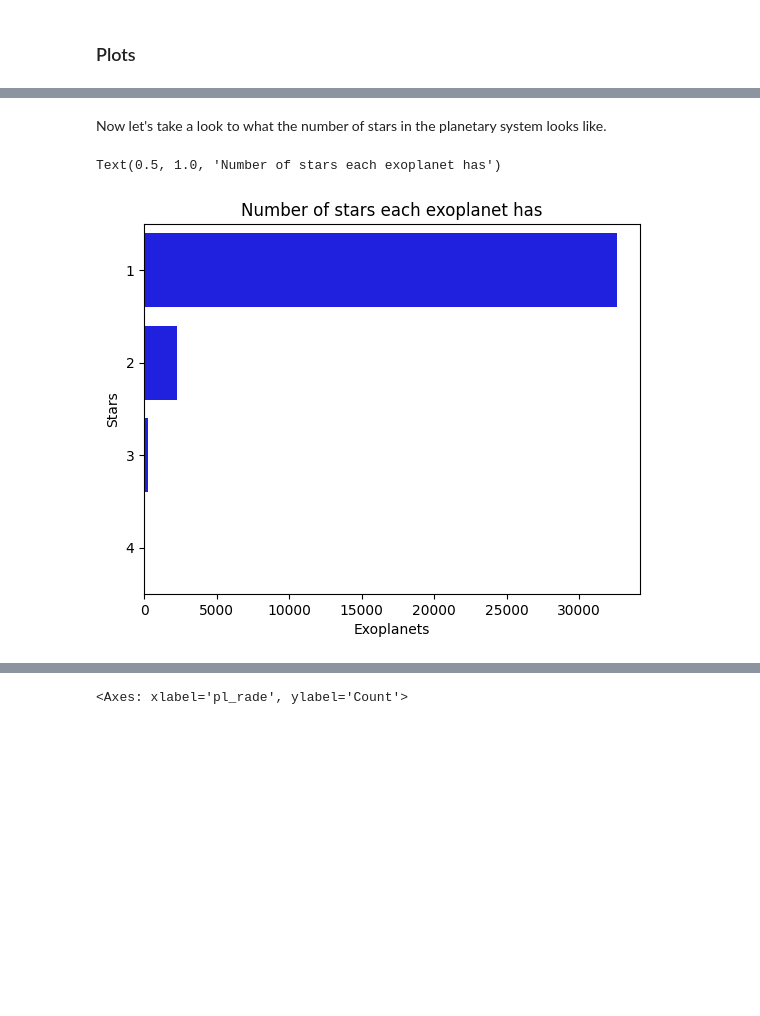
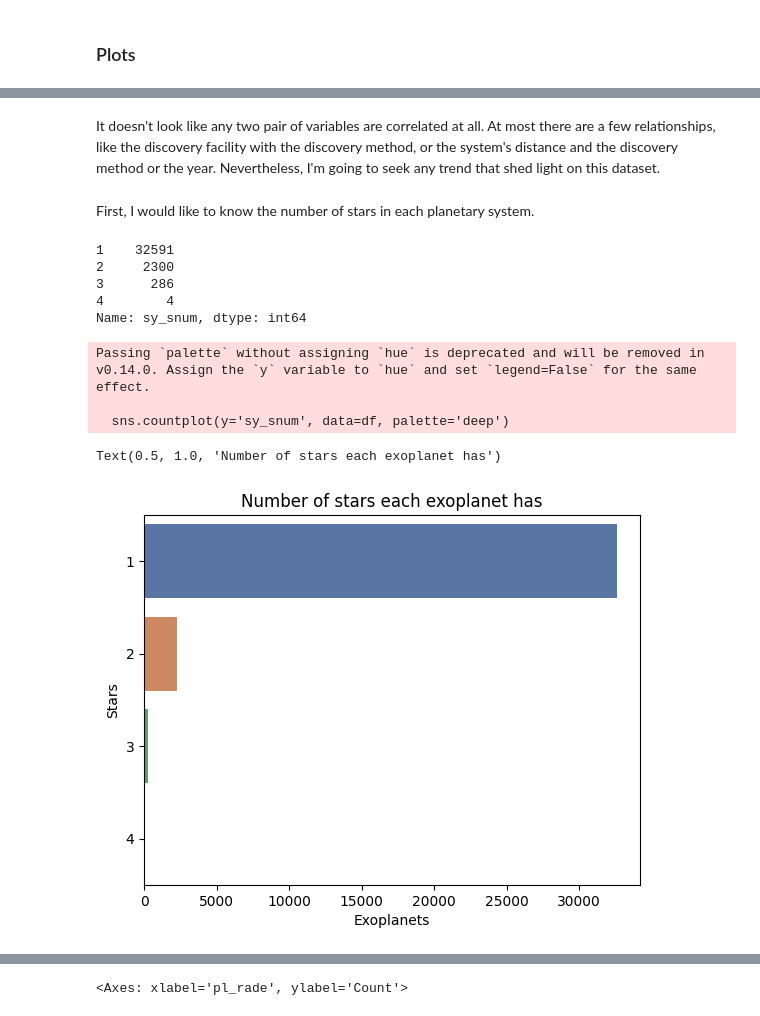
Before and after one commit to AlejandroBlancoFernandez/ExoplanetEDA, a Jupyter notebook: ExoplanetEDA.ipynb, the cells around one changed output, grey strips where cells are left out. Drawn from its saved outputs; the diff is of its cells as text; code cells hidden in the pictures; blank space fills up the shorter version.

Commit message:
Comments first part and partially second

```diff
--- a/ExoplanetEDA.ipynb
+++ b/ExoplanetEDA.ipynb
@@ -351,11 +352,25 @@ It doesn't look like most
+# %% [markdown]
+It doesn't look like any two pair of variables are correlated at all. At most there are a few relationships, like the discovery facility with the discovery method, or the system's distance and the discovery method or the year. Nevertheless, I'm going to seek any trend that shed light on this dataset.
 # %% [markdown]
-Now let's take a look to what the number of stars in the planetary system looks like.
+First, I would like to know the number of stars in each planetary system.
+# %%
+df['sy_snum'].value_counts()
+# %% [output]
+1    32591
+2     2300
+3      286
+4        4
+Name: sy_snum, dtype: int64
 # %%
 # Bar plot for sy_num
-sns.countplot(y='sy_snum', data=df, color='blue')
+sns.countplot(y='sy_snum', data=df, palette='deep')
+
 plt.xlabel('Exoplanets')
 plt.ylabel('Stars')
 plt.title('Number of stars each exoplanet has')
 # %% [output]
-Text(0.5, 1.0, 'Number of stars each exoplanet has')
+Passing `palette` without assigning `hue` is deprecated and will be removed in v0.14.0. Assign the `y` variable to `hue` and set `legend=False` for the same effect.
+
+  sns.countplot(y='sy_snum', data=df, palette='deep')
+Text(0.5, 1.0, 'Number of stars each exoplanet has')
-[figure, old version]
+[figure, new version]
```
Also changed, not shown: parts of 28 cells of this notebook.
